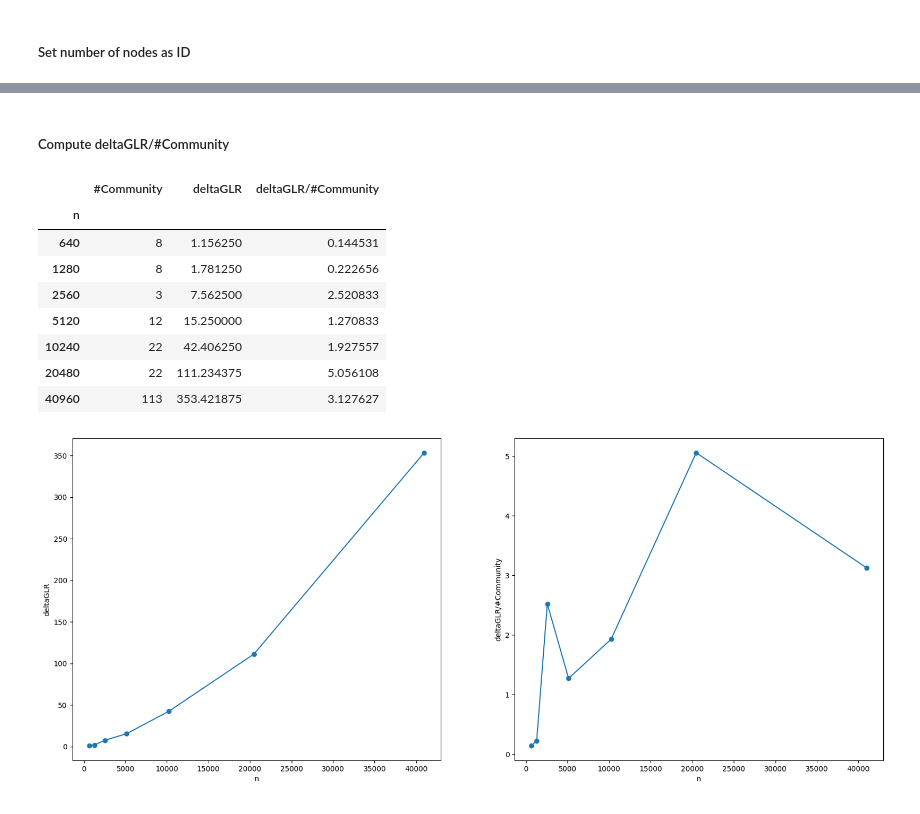
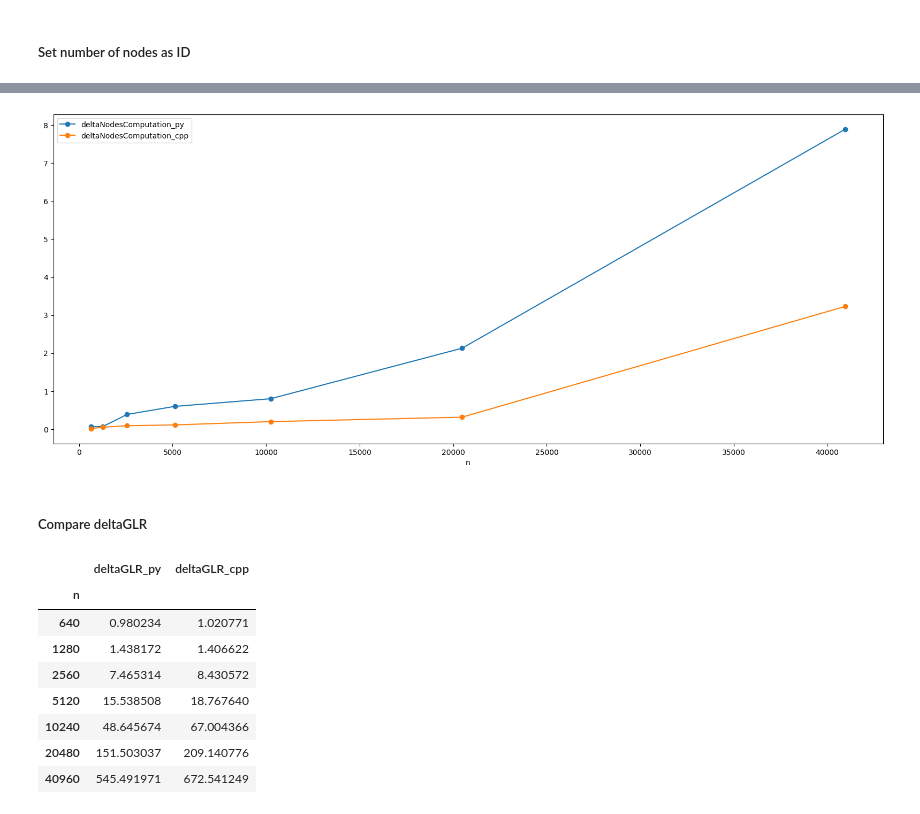
Before and after one commit to RobyBobby24/AlgorithmEngineering, a Jupyter notebook: analysis/double_experiment.ipynb, the cells around one changed output, grey strips where cells are left out. Cells and saved outputs as stored; diff of their text form; code cells hidden in the pictures.

```diff
--- a/analysis/double_experiment.ipynb
+++ b/analysis/double_experiment.ipynb
@@ -329,24 +305,18 @@ plt.show()
+# %%
+plot_column(comparison, ['deltaNodesComputation_py', 'deltaNodesComputation_cpp'], one_ax=True)
+# %% [output]
+[figure, added]
 # %% [markdown]
-##### Compute deltaGLR/#Community
+##### Compare deltaGLR
-# %%
-dexpnode_readp["deltaGLR/#Community"] = dexpnode_readp["deltaGLR"] / dexpnode_readp["#Community"]
-dexpnode_readp[["#Community", "deltaGLR", "deltaGLR/#Community"]]
-# %% [output]
-|  | #Community | deltaGLR | deltaGLR/#Community |
-| n |  |  |  |
-| 640 | 8 | 1.156250 | 0.144531 |
-| 1280 | 8 | 1.781250 | 0.222656 |
-| 2560 | 3 | 7.562500 | 2.520833 |
-| 5120 | 12 | 15.250000 | 1.270833 |
-| 10240 | 22 | 42.406250 | 1.927557 |
-| 20480 | 22 | 111.234375 | 5.056108 |
-| 40960 | 113 | 353.421875 | 3.127627 |
-# %%
-_, (ax1, ax2) = plt.subplots(1,2, figsize=(20,8))
-ax1.set_ylabel("deltaGLR")
-ax2.set_ylabel("deltaGLR/#Community")
-dexpnode_readp["deltaGLR"].plot(marker="o", ax=ax1)
-dexpnode_readp["deltaGLR/#Community"].plot(marker="o", ax=ax2)
-plt.show()
-# %% [output]
-[figure, removed]
+# %%
+comparison.filter(regex="deltaGLR")
+# %% [output]
+|  | deltaGLR_py | deltaGLR_cpp |
+| n |  |  |
+| 640 | 0.980234 | 1.020771 |
+| 1280 | 1.438172 | 1.406622 |
+| 2560 | 7.465314 | 8.430572 |
+| 5120 | 15.538508 | 18.767640 |
+| 10240 | 48.645674 | 67.004366 |
+| 20480 | 151.503037 | 209.140776 |
+| 40960 | 545.491971 | 672.541249 |
```
Also changed, not shown: parts of 39 cells of this notebook.
